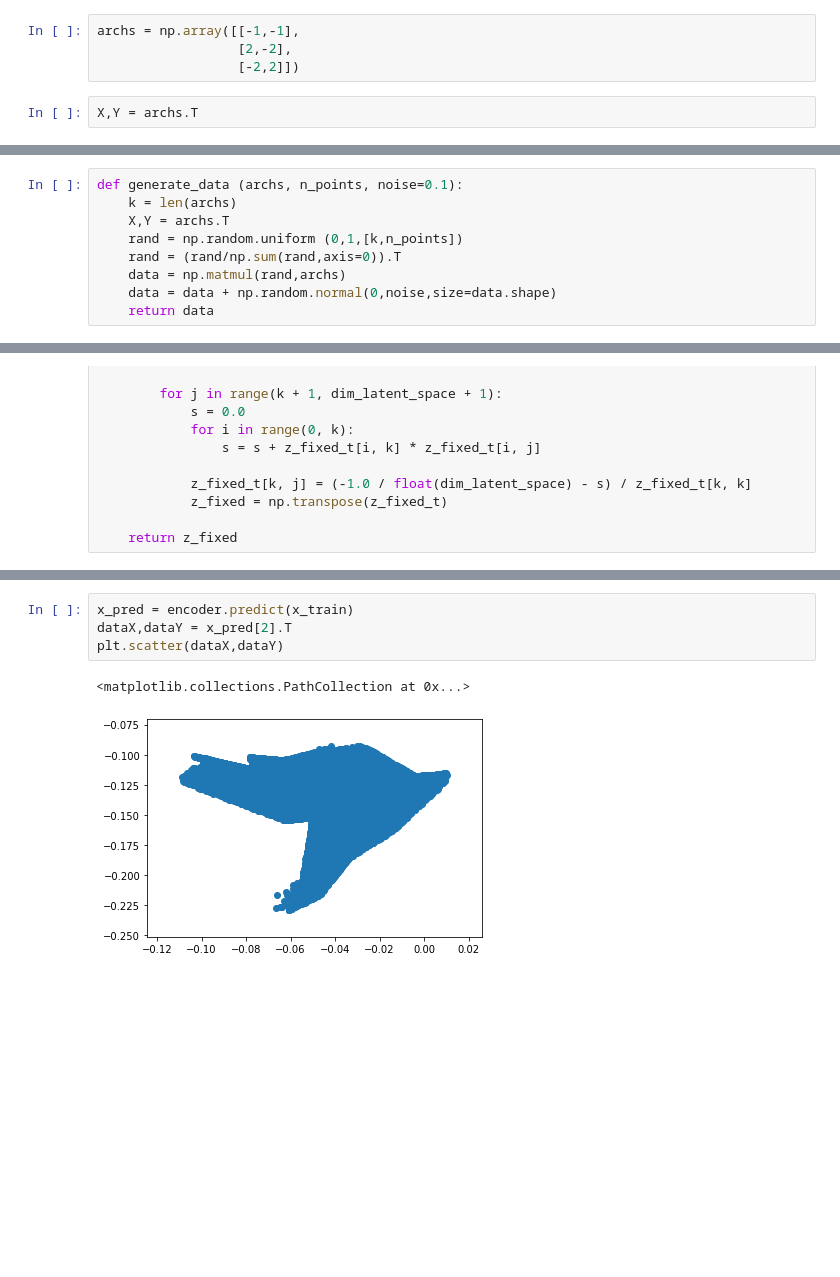
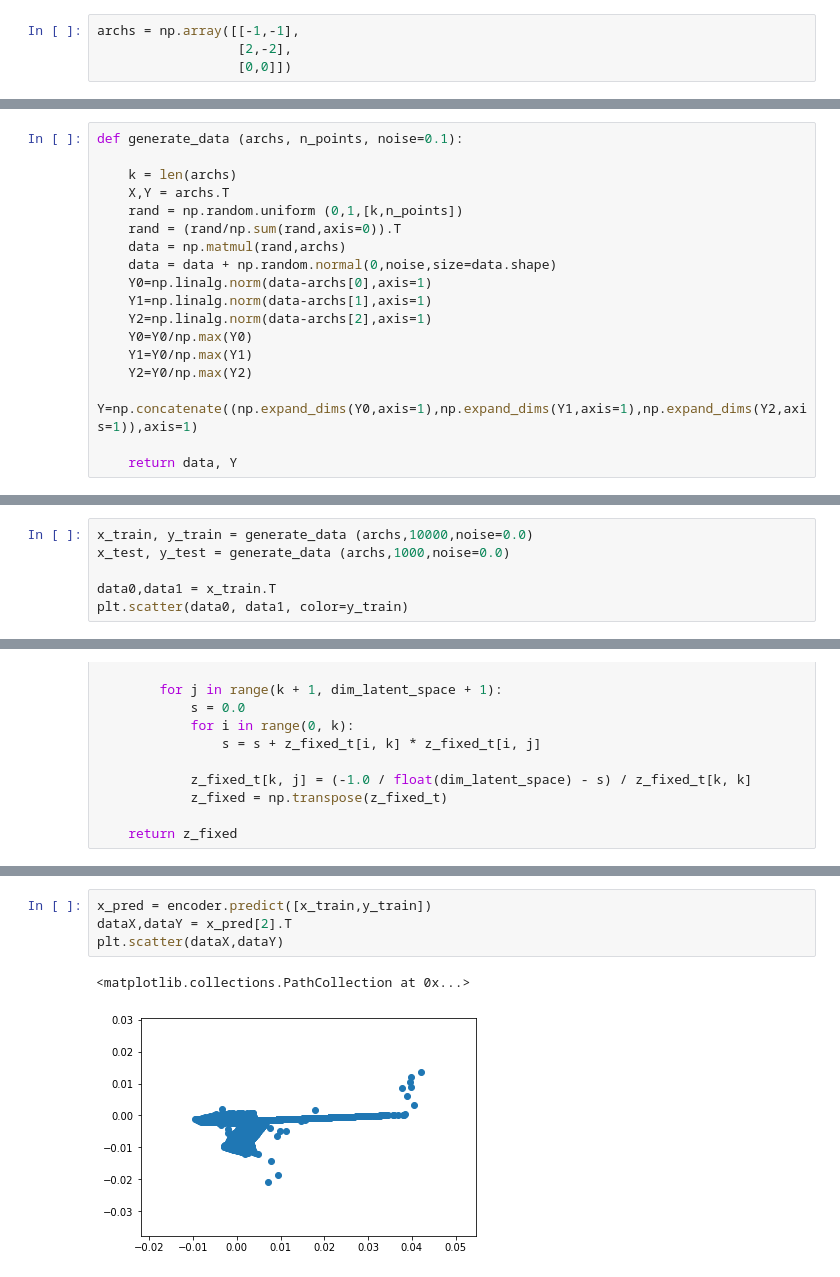
Before and after one commit to luigisbailo/archetype-nets, a Jupyter notebook: archetypes.ipynb, the cells around one changed output, grey strips where cells are left out. Saved outputs shown, nothing was run; the diff lists cells and outputs as text; blank space fills up the shorter version.

```diff
--- a/archetypes.ipynb
+++ b/archetypes.ipynb
@@ -9,6 +11,4 @@ from tensorflow.keras.losses import mse
 # %%
 archs = np.array([[-1,-1],
                   [2,-2],
-                  [-2,2]])
+                  [0,0]])
-# %%
-X,Y = archs.T
@@ -20,9 +15,18 @@ plt.scatter(X,Y)
 # %%
 def generate_data (archs, n_points, noise=0.1):
+
     k = len(archs)
     X,Y = archs.T
     rand = np.random.uniform (0,1,[k,n_points])
     rand = (rand/np.sum(rand,axis=0)).T
     data = np.matmul(rand,archs)
     data = data + np.random.normal(0,noise,size=data.shape)
-    return data
+    Y0=np.linalg.norm(data-archs[0],axis=1)
+    Y1=np.linalg.norm(data-archs[1],axis=1)
+    Y2=np.linalg.norm(data-archs[2],axis=1)
+    Y0=Y0/np.max(Y0)
+    Y1=Y0/np.max(Y1)
+    Y2=Y0/np.max(Y2)
+    Y=np.concatenate((np.expand_dims(Y0,axis=1),np.expand_dims(Y1,axis=1),np.expand_dims(Y2,axis=1)),axis=1)
+
+    return data, Y
@@ -37,0 +33,6 @@ plt.scatter(dataX,dataY)
+# %%
+x_train, y_train = generate_data (archs,10000,noise=0.0)
+x_test, y_test = generate_data (archs,1000,noise=0.0)
+
+data0,data1 = x_train.T
+plt.scatter(data0, data1, color=y_train)
@@ -162,8 +175,8 @@ plt.scatter(dataX,dataY)
 # %%
-x_pred = encoder.predict(x_train)
+x_pred = encoder.predict([x_train,y_train])
 dataX,dataY = x_pred[2].T
 plt.scatter(dataX,dataY)
 # %% [output]
 <matplotlib.collections.PathCollection at 0x...>
-[figure, old version]
+[figure, new version]
 # %%
```
Also changed, not shown: parts of 11 cells of this notebook.
